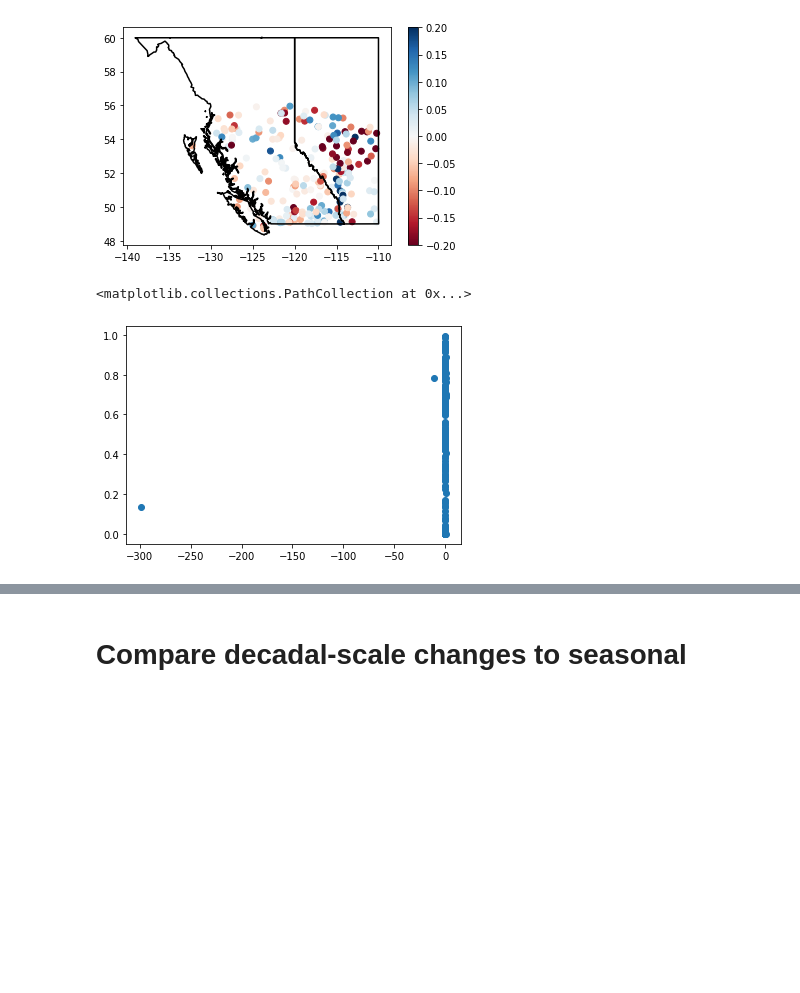
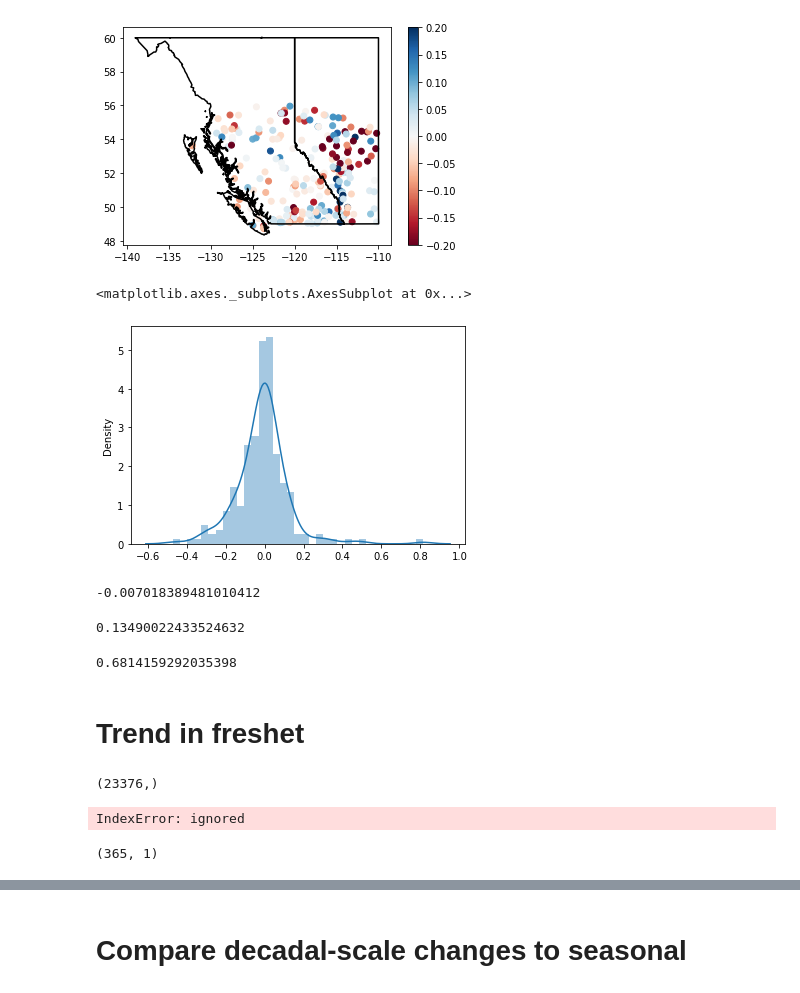
Before and after one commit to andersonsam/cnn_lstm_interpret, a Jupyter notebook: hindcast.ipynb, the cells around one changed output, grey strips where cells are left out. Cells and saved outputs as stored; diff of their text form; code cells hidden in the pictures; blank space fills up the shorter version.

Commit message:
Freshet trend: started

```diff
--- a/hindcast.ipynb
+++ b/hindcast.ipynb
@@ -1018,3 +998,0 @@ False
-# %%
-inds = np.squeeze(np.argwhere(np.isfinite(y_obs)))
-inds
@@ -1105,9 +1068,28 @@ fig.colorbar(s)
 # %% [output]
 <matplotlib.colorbar.Colorbar at 0x...>
 [figure]
-# %%
-plt.scatter(dNSE, hind_missing[stationInds])
-# plt.xlim((-0.5,1))
-# %% [output]
-<matplotlib.collections.PathCollection at 0x...>
-[figure, removed]
+# %%
+xx = np.sort(dNSE)[2:]
+
+sns.distplot(xx)
+# %% [output]
+<matplotlib.axes._subplots.AxesSubplot at 0x...>
+[figure, added]
+# %%
+np.median(xx)
+# %% [output]
+-0.007018389481010412
+# %%
+np.std(xx)
+# %% [output]
+0.13490022433524632
+# %%
+len(np.argwhere(np.abs(dNSE)<0.1)) / len(dNSE)
+# %% [output]
+0.6814159292035398
+# %% [markdown]
+# Trend in freshet
+# %%
+np.shape(np.hstack([eraDate_hind, eraDate_modern]))
+# %% [output]
+(23376,)
@@ -1113,0 +1101,46 @@ plt.scatter(dNSE, hind_missing[stationInds])
+# %%
+Nyears = int(len(y_predict)/365)
+Nstations = len(stations)
+
+q_peak = np.zeros((Nyears,Nstations))
+t_peak = np.zeros((Nyears,Nstations))
+t_half = np.zeros((Nyears,Nstations))
+
+start = datetime(1951,1,1)
+fin = start + timedelta(365)
+year = 1951
+
+station = 41
+
+for kk, station in enumerate(stations):
+  year = 1951
+  for hh in range(Nyears):
+
+    if year != 1979:
+
+      start = datetime(year,1,1)
+      fin = start + timedelta(365)
+      start_ind = eraDate.index(start)
+      if (year == 1978) | (year == 2015):
+        fin = start + timedelta(364)
+      fin_ind = eraDate.index(fin)
+
+      q = np.squeeze(y_predict[start_ind:fin_ind, station])
+      q = np.asarray(pd.Series(q).rolling(window = 30, min_periods = 1).mean())
+      q -= np.min(q)
+      maxima = np.r_[True, q[1:] > q[:-1]] & np.r_[q[:-1] > q[1:], True] #true if local maxima -- use local maxima since global maxima may find precip peak, not freshet peak
+      maxima_ind = np.squeeze(np.argwhere(maxima == True)) #indices of local maxima
+      maxima_ind = maxima_ind[np.squeeze(np.argwhere(q[maxima_ind] > 0.5*(np.max(q))))]
+      t_peak[hh,kk] = np.min(maxima_ind)
+
+      q_peak[hh,kk] = q[int(t_peak[hh,kk])]
+      qq = q - 0.5*q_peak[hh,kk]
+      t_half[hh,kk] = np.min(np.argwhere(np.abs(qq) < 0.1))
+
+    year+=1
+# %% [output]
+IndexError: ignored
+# %%
+np.shape(q)
+# %% [output]
+(365, 1)
```
Also changed, not shown: parts of 16 cells of this notebook.
